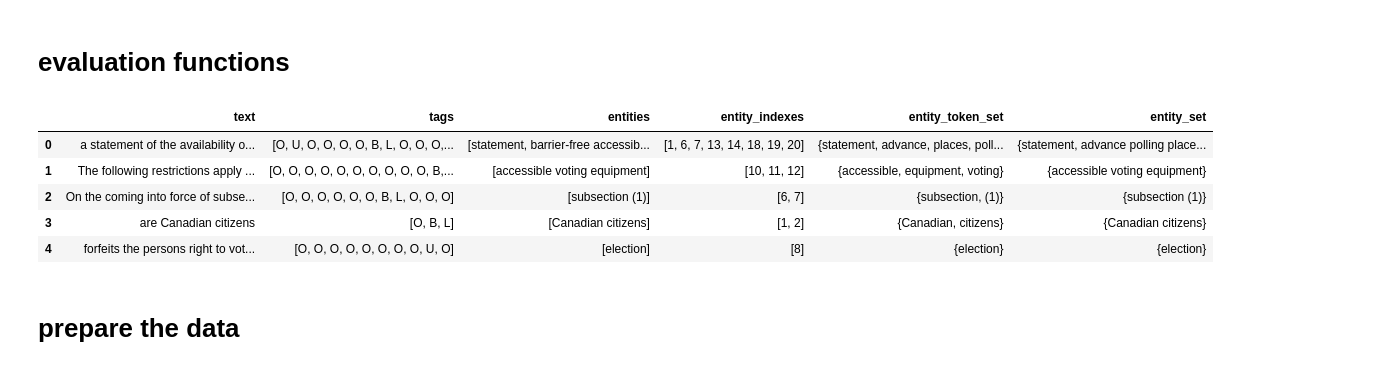
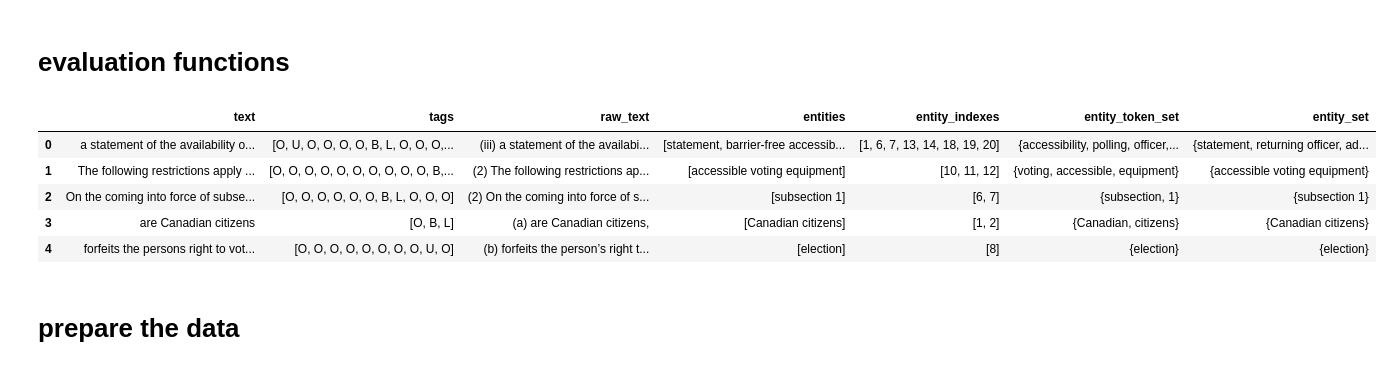
Before and after one commit to qubies/ElectionProject, a Jupyter notebook: Running.ipynb, the cells around one changed output. Cells and saved outputs as stored; diff of their text form; code cells hidden in the pictures.

```diff
--- a/Running.ipynb
+++ b/Running.ipynb
@@ -12,7 +12,7 @@ import math
 punct = set(string.punctuation+'’'+'“'+'”')
 punct.remove(')')
 punct.remove('(')
-table = str.maketrans({key: None for key in punct})
+table = str.maketrans({key: None for key in string.punctuation+'’'+'“'+'”'})
 %matplotlib inline
 # %%
 import spacy
@@ -134,24 +134,26 @@ def to_set(entities):
 # %%
 eval_data = pd.read_csv('annotated.csv')
 eval_data = eval_data.loc[:, ~eval_data.columns.str.contains('^Unnamed')]
 eval_data.rename(columns={'0':'text'}, inplace=True)
 #df.Tags.apply(lambda x: x[1:-1].split(','))
 eval_data['tags'] = eval_data['tags'].apply(lambda x: list(map(lambda y: str(y).strip().strip("'"), x[1:-1].split(','))))
 eval_data['tags'] = eval_data.apply(lambda x: fix_tags(getBreak(x['text']), x['tags']), axis=1)
+eval_data['raw_text'] = eval_data['text']
 eval_data['text'] = eval_data['text'].apply(lambda x: remove_punctuation(x[getBreak(x):].strip()))
+
 eval_data['entities'] = eval_data.apply( lambda x: entities_from_tags(x['text'], x['tags']), axis = 1)
 eval_data['entity_indexes'] = eval_data.tags.apply(lambda x: [i for i,y in enumerate(x) if y in "BILU"])
 eval_data['entity_token_set'] = eval_data.entities.apply(to_set)
 eval_data['entity_set'] = eval_data.entities.apply(lambda x: set(x))
 eval_data.to_csv('final_evaluation_data.csv')
 eval_data.head()
 # %% [output]
-|  | text | tags | entities | entity_indexes | entity_token_set | entity_set |
-| 0 | a statement of the availability o... | [O, U, O, O, O, O, B, L, O, O, O,... | [statement, barrier‑free accessib... | [1, 6, 7, 13, 14, 18, 19, 20] | {statement, advance, places, poll... | {statement, advance polling place... |
-| 1 | The following restrictions apply ... | [O, O, O, O, O, O, O, O, O, O, B,... | [accessible voting equipment] | [10, 11, 12] | {accessible, equipment, voting} | {accessible voting equipment} |
-| 2 | On the coming into force of subse... | [O, O, O, O, O, O, B, L, O, O, O] | [subsection (1)] | [6, 7] | {subsection, (1)} | {subsection (1)} |
-| 3 | are Canadian citizens | [O, B, L] | [Canadian citizens] | [1, 2] | {Canadian, citizens} | {Canadian citizens} |
-| 4 | forfeits the persons right to vot... | [O, O, O, O, O, O, O, O, U, O] | [election] | [8] | {election} | {election} |
+|  | text | tags | raw_text | entities | entity_indexes | entity_token_set | entity_set |
+| 0 | a statement of the availability o... | [O, U, O, O, O, O, B, L, O, O, O,... | (iii) a statement of the availabi... | [statement, barrier‑free accessib... | [1, 6, 7, 13, 14, 18, 19, 20] | {accessibility, polling, officer,... | {statement, returning officer, ad... |
+| 1 | The following restrictions apply ... | [O, O, O, O, O, O, O, O, O, O, B,... | (2) The following restrictions ap... | [accessible voting equipment] | [10, 11, 12] | {voting, accessible, equipment} | {accessible voting equipment} |
+| 2 | On the coming into force of subse... | [O, O, O, O, O, O, B, L, O, O, O] | (2) On the coming into force of s... | [subsection 1] | [6, 7] | {subsection, 1} | {subsection 1} |
+| 3 | are Canadian citizens | [O, B, L] | (a) are Canadian citizens, | [Canadian citizens] | [1, 2] | {Canadian, citizens} | {Canadian citizens} |
+| 4 | forfeits the persons right to vot... | [O, O, O, O, O, O, O, O, U, O] | (b) forfeits the person’s right t... | [election] | [8] | {election} | {election} |
 # %% [markdown]
 # prepare the data
 # %% [markdown]
```
Also changed, not shown: parts of 40 cells of this notebook.
